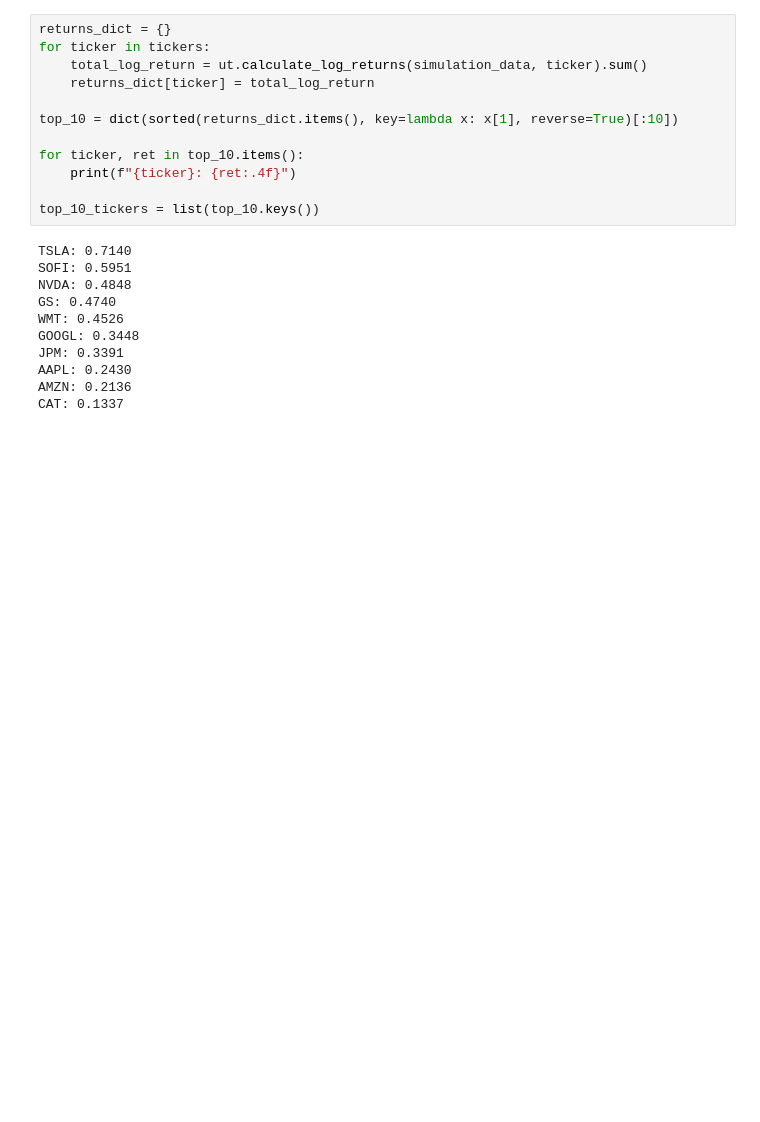
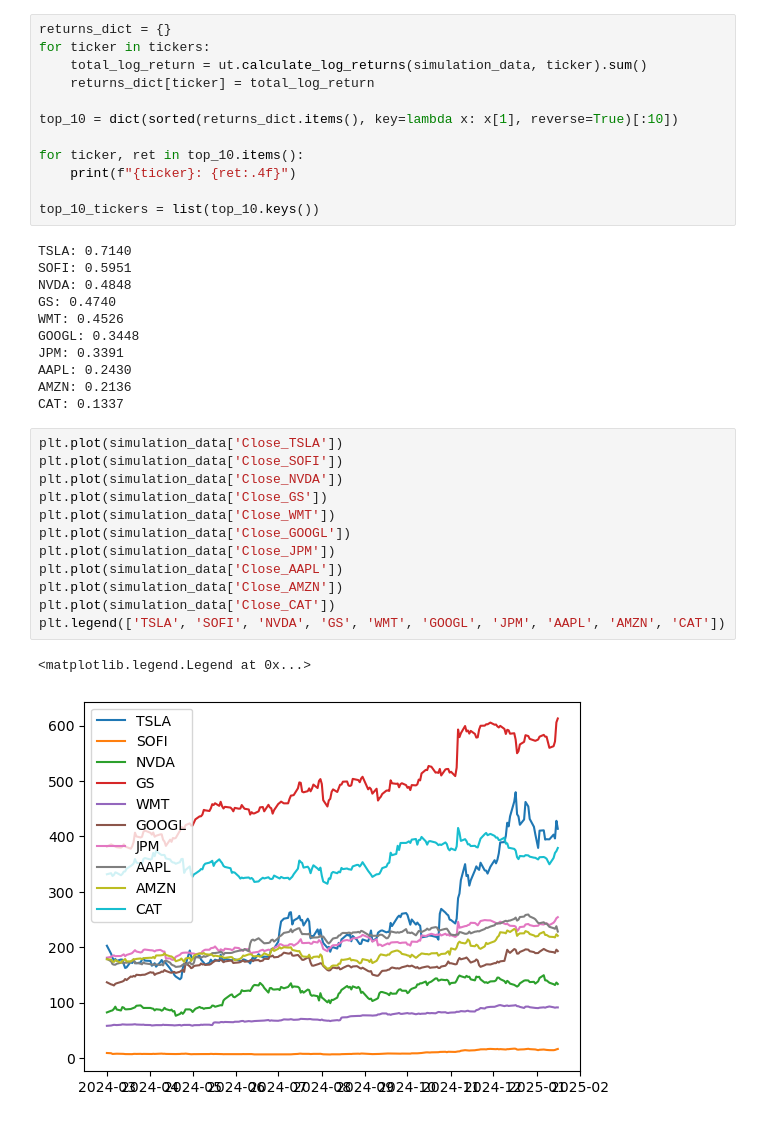
Before and after one commit to MuL1ian/QF2013A, a Jupyter notebook: benchmark.ipynb, the cells around one changed output. Cells and saved outputs as stored; diff of their text form; blank space fills up the shorter version.

```diff
--- a/benchmark.ipynb
+++ b/benchmark.ipynb
@@ -132,3 +116,18 @@ JPM: 0.3391
 AAPL: 0.2430
 AMZN: 0.2136
 CAT: 0.1337
+# %%
+plt.plot(simulation_data['Close_TSLA'])
+plt.plot(simulation_data['Close_SOFI'])
+plt.plot(simulation_data['Close_NVDA'])
+plt.plot(simulation_data['Close_GS'])
+plt.plot(simulation_data['Close_WMT'])
+plt.plot(simulation_data['Close_GOOGL'])
+plt.plot(simulation_data['Close_JPM'])
+plt.plot(simulation_data['Close_AAPL'])
+plt.plot(simulation_data['Close_AMZN'])
+plt.plot(simulation_data['Close_CAT'])
+plt.legend(['TSLA', 'SOFI', 'NVDA', 'GS', 'WMT', 'GOOGL', 'JPM', 'AAPL', 'AMZN', 'CAT'])
+# %% [output]
+<matplotlib.legend.Legend at 0x...>
+[figure, added]
```
Also changed, not shown: parts of 1 cell of this notebook, 1 other file.
